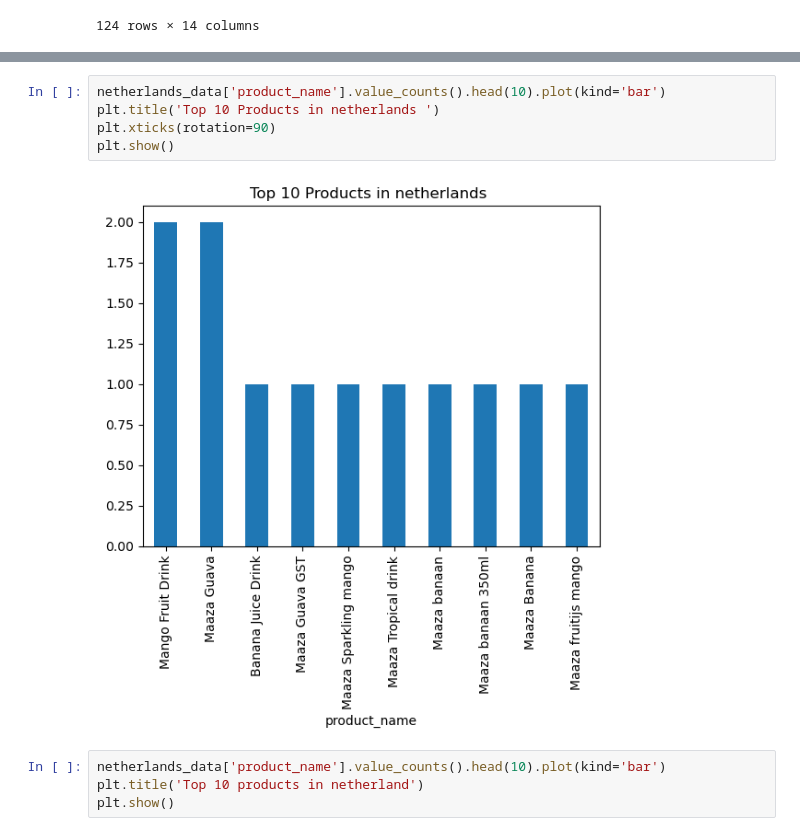
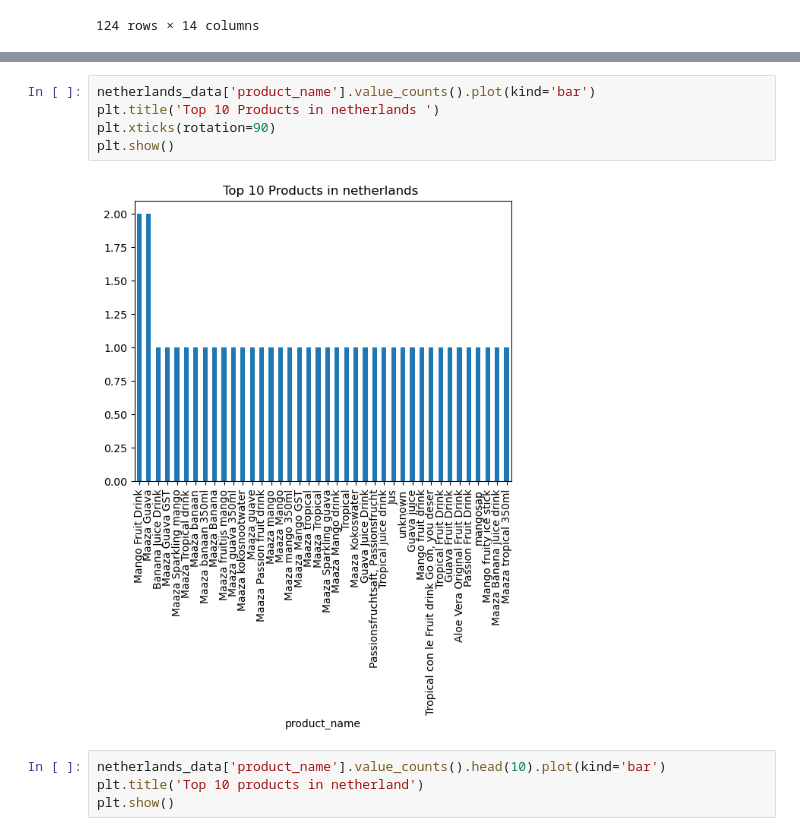
Before and after one commit to Codon-s/cpg-product-intelligence, a Jupyter notebook: prashant.ipynb, the cells around one changed output, grey strips where cells are left out. Drawn from its saved outputs; the diff is of its cells as text.

Commit message:
overall observation for netherlands and united states

```diff
--- a/prashant.ipynb
+++ b/prashant.ipynb
@@ -756,10 +789,10 @@ array(['Banana Juice Drink', 'Tropical', 'Guava Juice Drink',
 # %%
-netherlands_data['product_name'].value_counts().head(10).plot(kind='bar')
+netherlands_data['product_name'].value_counts().plot(kind='bar')
 plt.title('Top 10 Products in netherlands ')
 plt.xticks(rotation=90)
 plt.show()
 # %% [output]
-[figure, old version]
+[figure, new version]
 # %%
 netherlands_data['product_name'].value_counts().head(10).plot(kind='bar')
 plt.title('Top 10 products in netherland')
```
Also changed, not shown: parts of 25 cells of this notebook.
